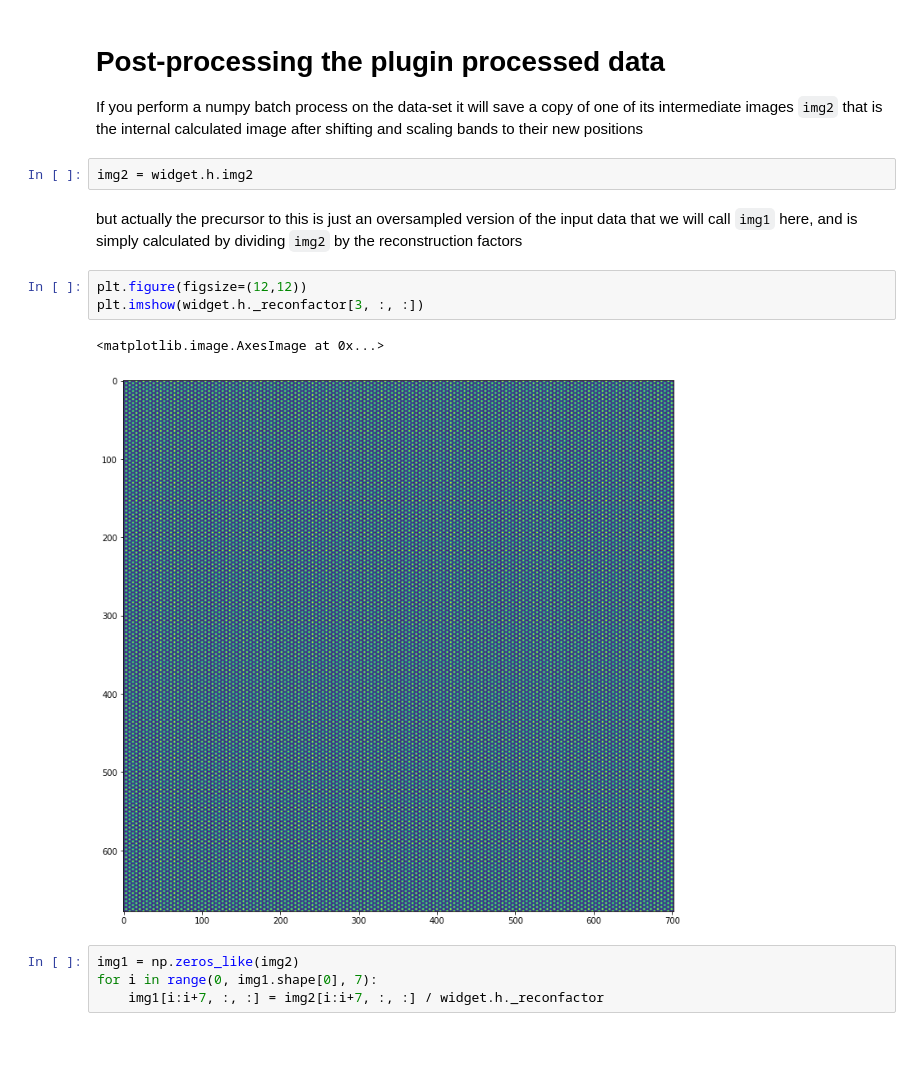
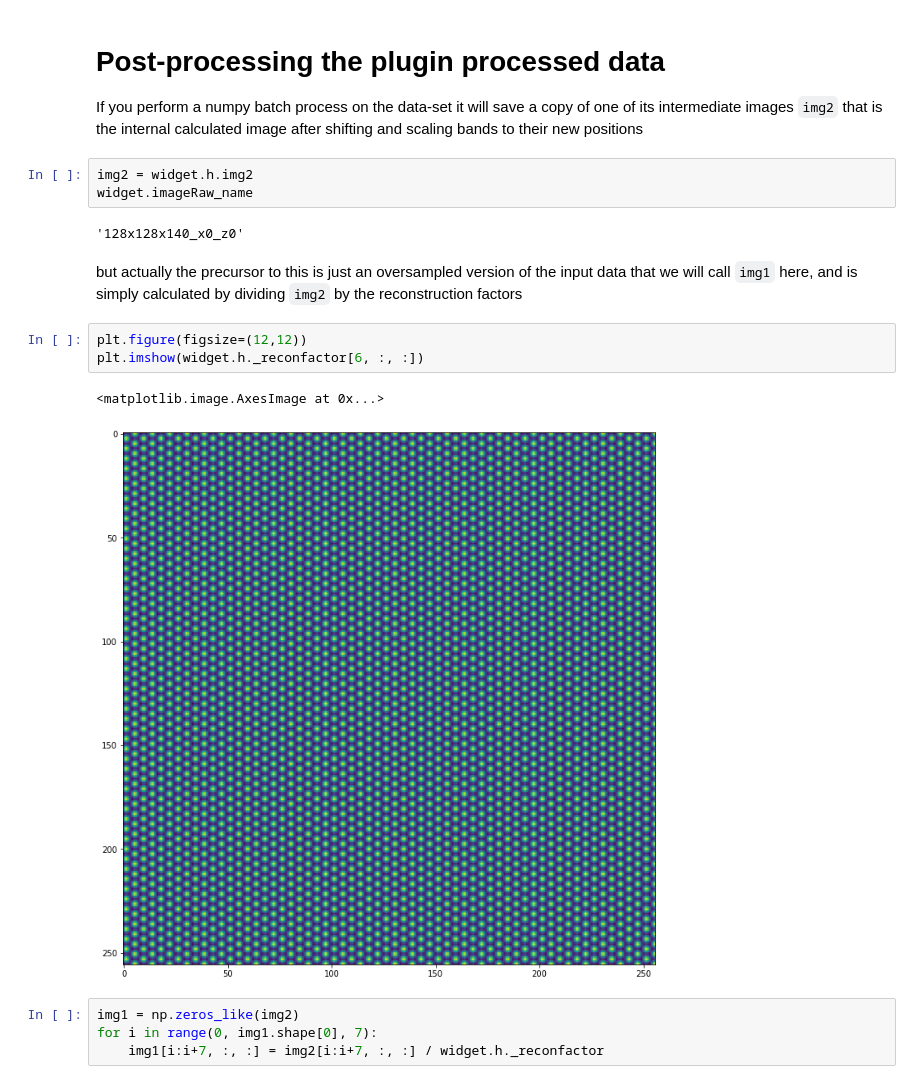
Before and after one commit to andreabassi78/napari-sim-processor, a Jupyter notebook: src/test_notebook.ipynb, the cells around one changed output. Saved outputs shown, nothing was run; the diff lists cells and outputs as text; blank space fills up the shorter version.

```diff
--- a/src/test_notebook.ipynb
+++ b/src/test_notebook.ipynb
@@ -36,14 +29,17 @@ array([-0.99045   , -0.99082553, -1.9815916 ], dtype=float32)
 If you perform a numpy batch process on the data-set it will save a copy of one of its intermediate images `img2` that is the internal calculated image after shifting and scaling bands to their new positions
 # %%
 img2 = widget.h.img2
+widget.imageRaw_name
+# %% [output]
+'128x128x140_x0_z0'
 # %% [markdown]
 but actually the precursor to this is just an oversampled version of the input data that we will call `img1` here, and is simply calculated by dividing `img2` by the reconstruction factors
 # %%
 plt.figure(figsize=(12,12))
-plt.imshow(widget.h._reconfactor[3, :, :])
+plt.imshow(widget.h._reconfactor[6, :, :])
 # %% [output]
 <matplotlib.image.AxesImage at 0x...>
-[figure, old version]
+[figure, new version]
 # %%
 img1 = np.zeros_like(img2)
 for i in range(0, img1.shape[0], 7):
```
Also changed, not shown: parts of 26 cells of this notebook.
